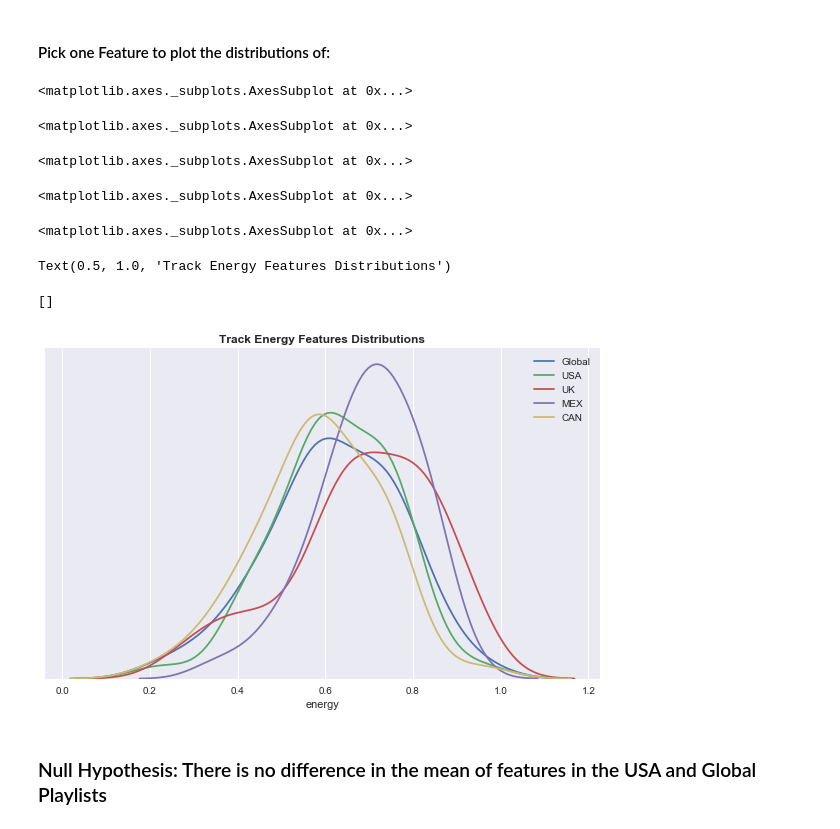
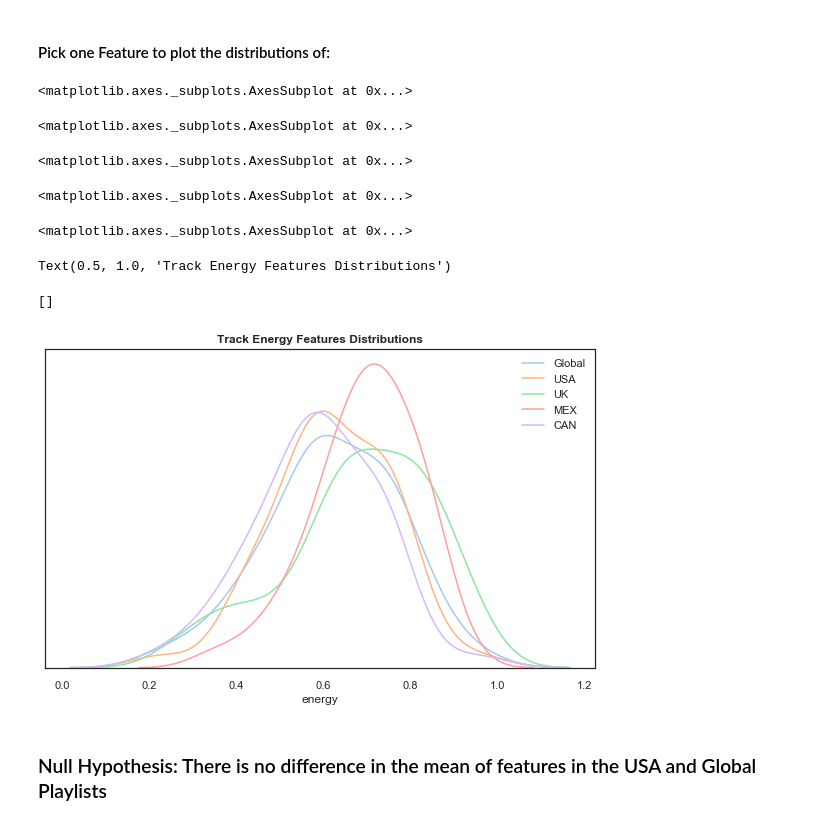
Before and after one commit to jakemull13/spotify_musical_tastes_analysis, a Jupyter notebook: capstone.ipynb, the cells around one changed output. Drawn from its saved outputs; the diff is of its cells as text; code cells hidden in the pictures.

```diff
--- a/capstone.ipynb
+++ b/capstone.ipynb
@@ -619,34 +619,35 @@ Text(0.5, 1, 'Genre Frequency Cosine Similarity Heatmap')
 
 # Set up the matplotlib figure
 f, axe = plt.subplots()
 #sns.despine(left=True)
 
 # Generate a random univariate dataset
 #d = rs.normal(size=100)
 global_energy = global_df['energy']
 usa_energy = usa_df['energy']
 uk_energy = uk_df['energy']
 mex_energy = mex_df['energy']
 can_energy = can_df['energy']
 
 # Plot a histogram and kernel density estimate
+sns.set(style="white", palette='pastel')
 sns.distplot(global_energy, label='Global', hist=False, kde_kws={"shade": False})
 sns.distplot(usa_energy, label='USA', hist=False, kde_kws={"shade": False})
 sns.distplot(uk_energy, label='UK', hist=False, kde_kws={"shade": False})
 sns.distplot(mex_energy, label='MEX', hist=False, kde_kws={"shade": False})
 sns.distplot(can_energy, label='CAN', hist=False, kde_kws={"shade": False})
 axe.set_title('Track Energy Features Distributions', fontweight='bold')
 plt.setp(axe, yticks=[])
 plt.tight_layout()
 # %% [output]
 <matplotlib.axes._subplots.AxesSubplot at 0x...>
 <matplotlib.axes._subplots.AxesSubplot at 0x...>
 <matplotlib.axes._subplots.AxesSubplot at 0x...>
 <matplotlib.axes._subplots.AxesSubplot at 0x...>
 <matplotlib.axes._subplots.AxesSubplot at 0x...>
 Text(0.5, 1.0, 'Track Energy Features Distributions')
 []
-[figure, old version]
+[figure, new version]
 # %% [markdown]
 ### Null Hypothesis: There is no difference in the mean of features in the USA and Global Playlists
 # %%
```
Also changed, not shown: parts of 23 cells of this notebook.
